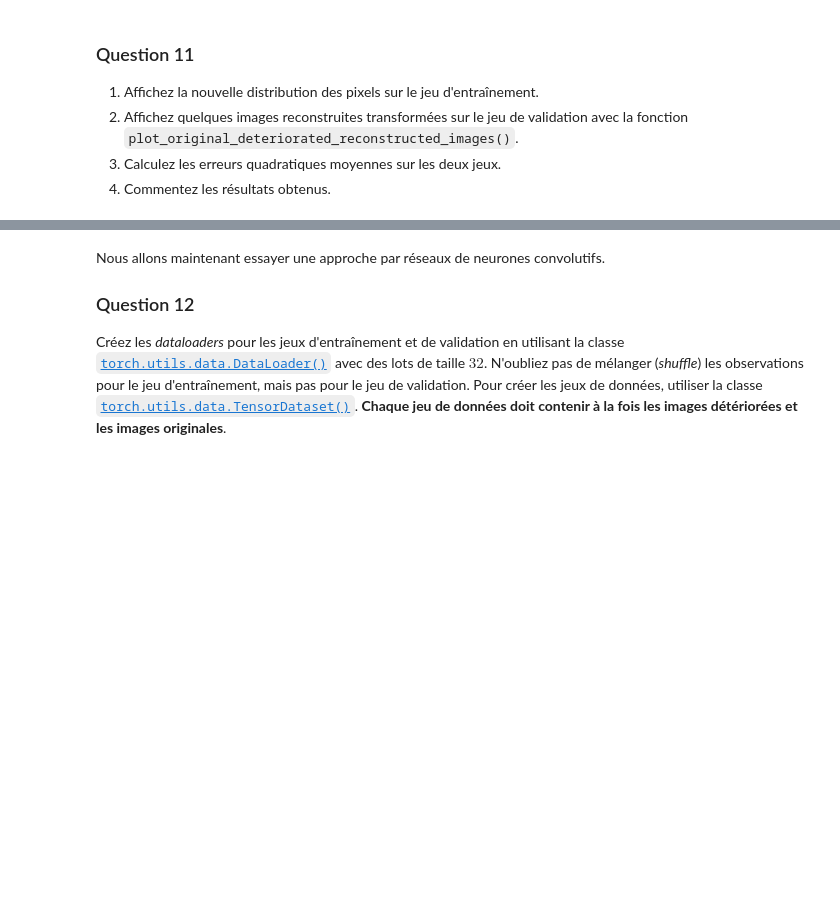
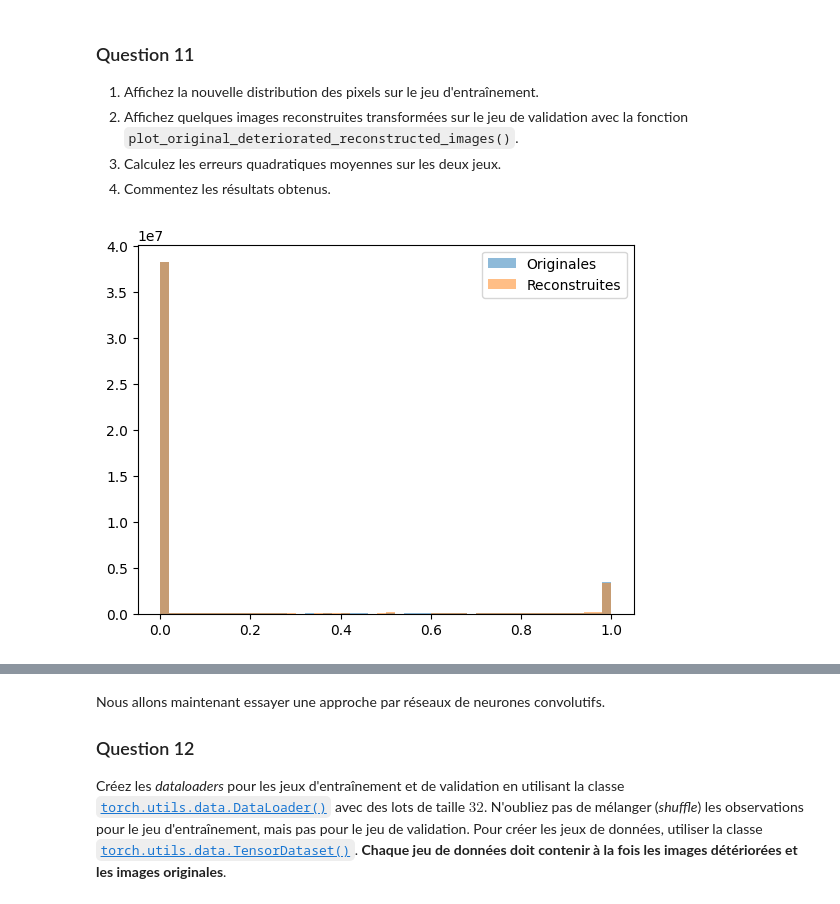
Before and after one commit to louisepech/test, a Jupyter notebook: notebooks/TP_4_1_énoncé.ipynb, the cells around one changed output, grey strips where cells are left out. Drawn from its saved outputs; the diff is of its cells as text; code cells hidden in the pictures; blank space fills up the shorter version.

```diff
--- a/notebooks/TP_4_1_énoncé.ipynb
+++ b/notebooks/TP_4_1_énoncé.ipynb
@@ -496,5 +496,11 @@ X_val_reconstructed_quantile = torch.from_numpy(qt_train_original.inverse_transf
 3. Calculez les erreurs quadratiques moyennes sur les deux jeux.
 4. Commentez les résultats obtenus.
 # %%
-# TODO
+plt.hist(X_train_original.flatten(), bins=50, alpha=0.5, label="Originales")
+plt.hist(X_train_reconstructed_quantile.flatten(), bins=50, alpha=0.5, label="Reconstruites")
+
+plt.legend()
+plt.show()
+# %% [output]
+[figure, added]
 # %%
```
Also changed, not shown: parts of 3 cells of this notebook.
